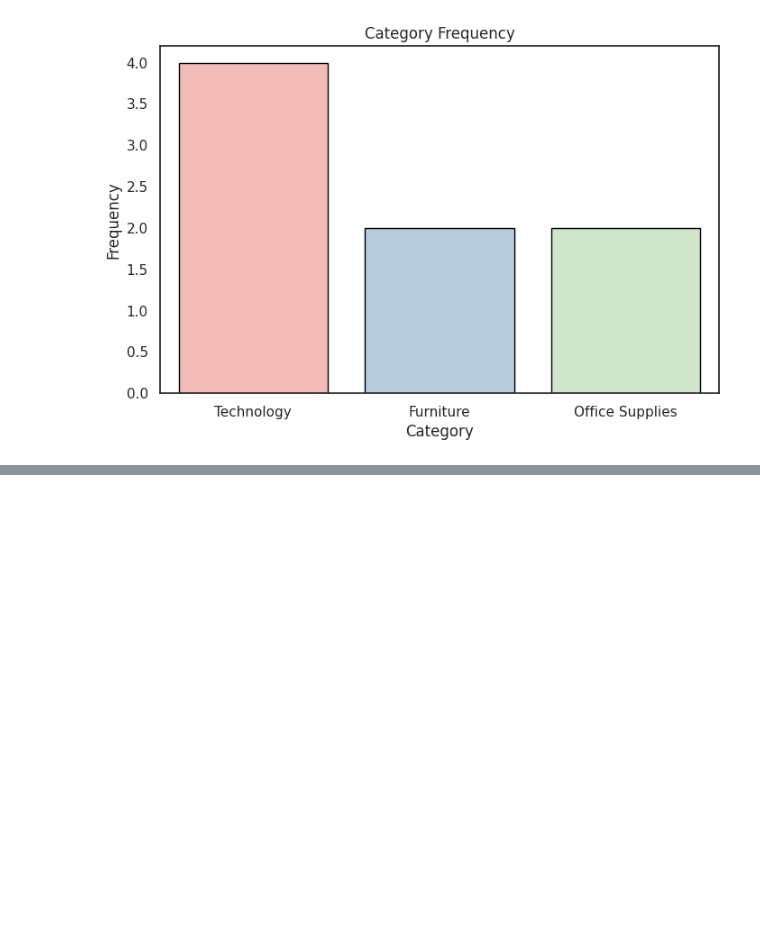
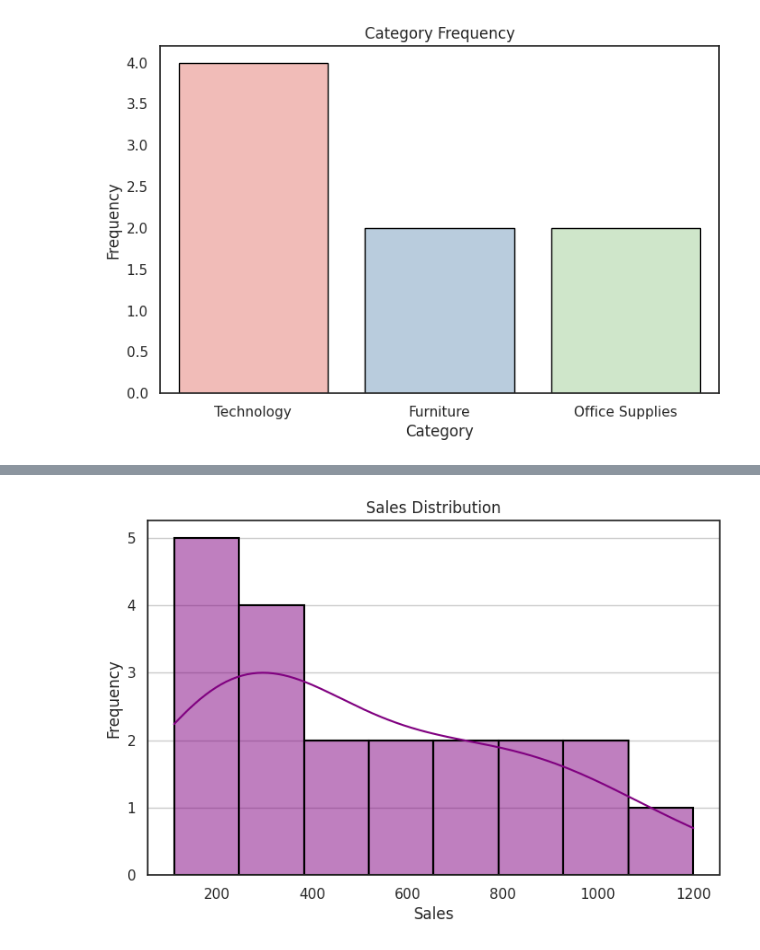
Before and after one commit to srinageswaran2006/Python-for-Data-Analysis, a Jupyter notebook: 05_Seaborn/05_Seaborn.ipynb, the cells around one changed output, grey strips where cells are left out. Saved outputs shown, nothing was run; the diff lists cells and outputs as text; code cells hidden in the pictures; blank space fills up the shorter version.

```diff
--- a/05_Seaborn/05_Seaborn.ipynb
+++ b/05_Seaborn/05_Seaborn.ipynb
@@ -206,0 +222,12 @@ Passing `palette` without assigning `hue` is deprecated and will be removed in v
+# %%
+plt.figure(figsize=(8,5))
+sns.histplot(data=sales_df, x='Sales', bins=8,
+             kde=True, #KDE gives smooth line est. of data distribution
+             color="purple", edgecolor="black",linewidth=1.5,)
+plt.title("Sales Distribution")
+plt.xlabel("Sales")
+plt.ylabel("Frequency")
+plt.grid(axis="y")
+plt.show()
+# %% [output]
+[figure, added]
```
Also changed, not shown: parts of 47 cells of this notebook.
